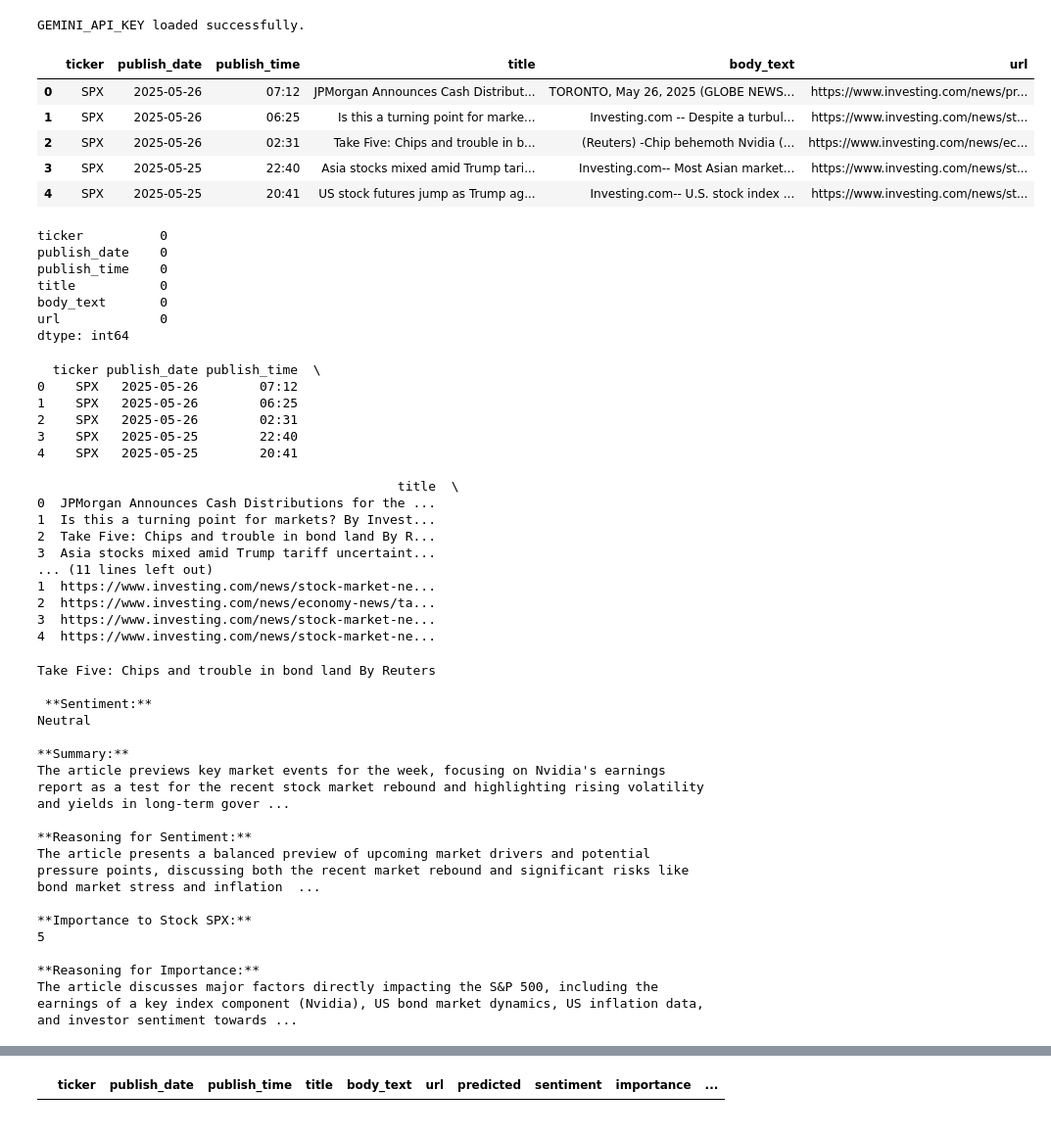
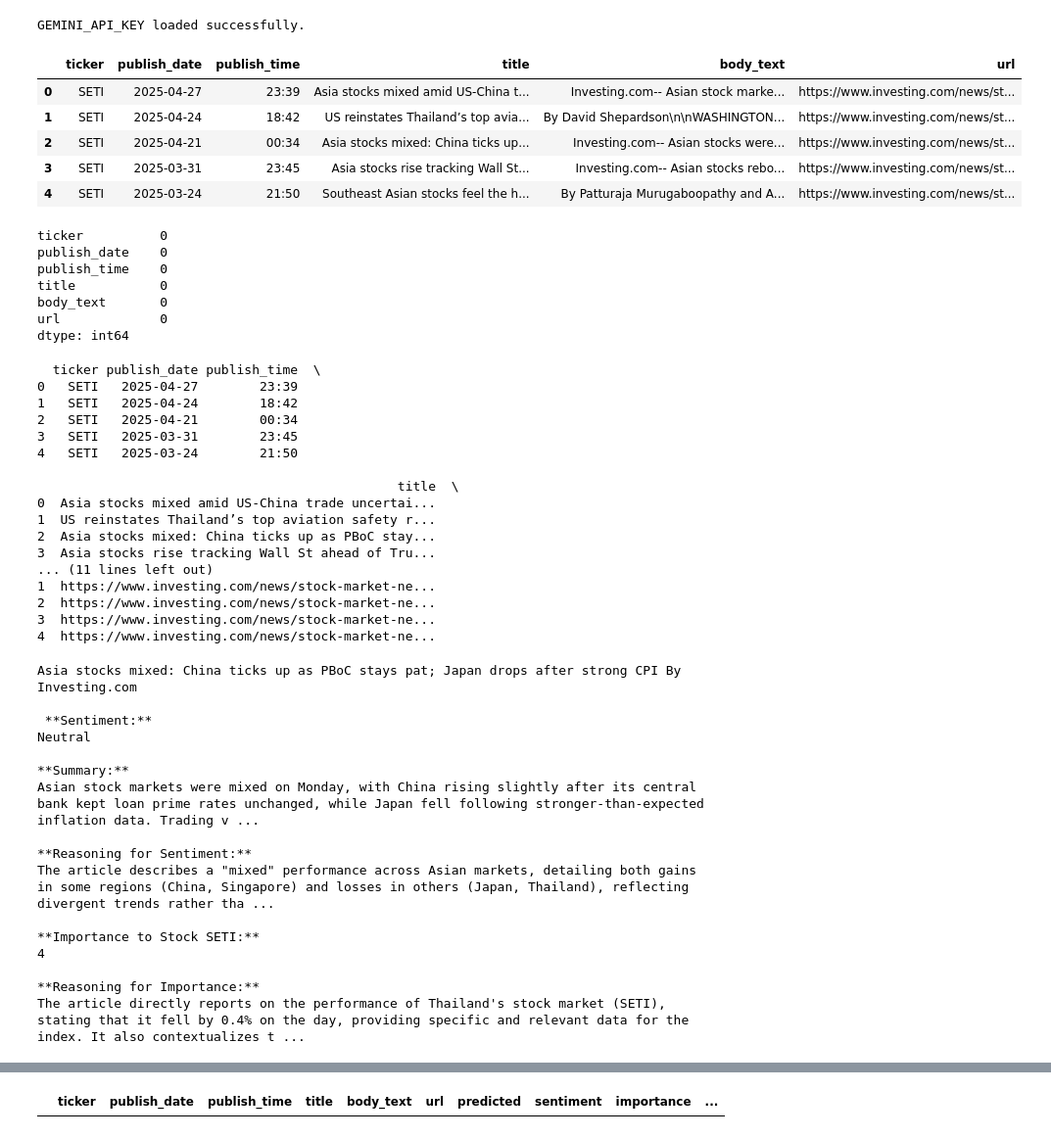
Before and after one commit to Takedaxz/Stock-Analysis, a Jupyter notebook: SentimentAnalysis/GPT/GeminiNewsAnalysis.ipynb, the cells around one changed output, grey strips where cells are left out. Shown at 98% size. Drawn from its saved outputs; the diff is of its cells as text; code cells hidden in the pictures.

Commit message:
Update SET index

```diff
--- a/SentimentAnalysis/GPT/GeminiNewsAnalysis.ipynb
+++ b/SentimentAnalysis/GPT/GeminiNewsAnalysis.ipynb
@@ -73,15 +73,15 @@ Please provide your analysis in the following format:
 import pandas as pd
 import numpy as np
 # %%
-df = pd.read_csv("../../DataCollection/Data/News/SPX_2025-05-27_00-03-22.csv")
+df = pd.read_csv("../../DataCollection/Data/News/SETI_2025-05-27_12-55-53.csv")
 display(df.head())
 # %% [output]
 |  | ticker | publish_date | publish_time | title | body_text | url |
-| 0 | SPX | 2025-05-26 | 07:12 | JPMorgan Announces Cash Distribut... | TORONTO, May 26, 2025 (GLOBE NEWS... | https://www.investing.com/news/pr... |
-| 1 | SPX | 2025-05-26 | 06:25 | Is this a turning point for marke... | Investing.com -- Despite a turbul... | https://www.investing.com/news/st... |
-| 2 | SPX | 2025-05-26 | 02:31 | Take Five: Chips and trouble in b... | (Reuters) -Chip behemoth Nvidia (... | https://www.investing.com/news/ec... |
-| 3 | SPX | 2025-05-25 | 22:40 | Asia stocks mixed amid Trump tari... | Investing.com-- Most Asian market... | https://www.investing.com/news/st... |
-| 4 | SPX | 2025-05-25 | 20:41 | US stock futures jump as Trump ag... | Investing.com-- U.S. stock index ... | https://www.investing.com/news/st... |
+| 0 | SETI | 2025-04-27 | 23:39 | Asia stocks mixed amid US-China t... | Investing.com-- Asian stock marke... | https://www.investing.com/news/st... |
+| 1 | SETI | 2025-04-24 | 18:42 | US reinstates Thailand’s top avia... | By David Shepardson\n\nWASHINGTON... | https://www.investing.com/news/st... |
+| 2 | SETI | 2025-04-21 | 00:34 | Asia stocks mixed: China ticks up... | Investing.com-- Asian stocks were... | https://www.investing.com/news/st... |
+| 3 | SETI | 2025-03-31 | 23:45 | Asia stocks rise tracking Wall St... | Investing.com-- Asian stocks rebo... | https://www.investing.com/news/st... |
+| 4 | SETI | 2025-03-24 | 21:50 | Southeast Asian stocks feel the h... | By Patturaja Murugaboopathy and A... | https://www.investing.com/news/st... |
 # %%
 df.isnull().sum()
 # %% [output]
@@ -99,20 +99,20 @@ df["body_text"] = df["body_text"].astype(str)
 print(df.head())
 # %% [output]
   ticker publish_date publish_time  \
-0    SPX   2025-05-26        07:12
-1    SPX   2025-05-26        06:25
-2    SPX   2025-05-26        02:31
-3    SPX   2025-05-25        22:40
-4    SPX   2025-05-25        20:41
+0   SETI   2025-04-27        23:39
+1   SETI   2025-04-24        18:42
+2   SETI   2025-04-21        00:34
+3   SETI   2025-03-31        23:45
+4   SETI   2025-03-24        21:50
 
                                                title  \
-0  JPMorgan Announces Cash Distributions for the ...
-1  Is this a turning point for markets? By Invest...
-2  Take Five: Chips and trouble in bond land By R...
-3  Asia stocks mixed amid Trump tariff uncertaint...
+0  Asia stocks mixed amid US-China trade uncertai...
+1  US reinstates Thailand’s top aviation safety r...
+2  Asia stocks mixed: China ticks up as PBoC stay...
+3  Asia stocks rise tracking Wall St ahead of Tru...
 ... (11 lines left out)
 1  https://www.investing.com/news/stock-market-ne...
-2  https://www.investing.com/news/economy-news/ta...
+2  https://www.investing.com/news/stock-market-ne...
 3  https://www.investing.com/news/stock-market-ne...
 4  https://www.investing.com/news/stock-market-ne...
 # %%
@@ -154,22 +154,22 @@ df["predicted"] = predicted
 # %%
 print(df["title"][2],'\n\n',predicted[2])
 # %% [output]
-Take Five: Chips and trouble in bond land By Reuters
+Asia stocks mixed: China ticks up as PBoC stays pat; Japan drops after strong CPI By Investing.com
 
  **Sentiment:**
 Neutral
 
 **Summary:**
-The article previews key market events for the week, focusing on Nvidia's earnings report as a test for the recent stock market rebound and highlighting rising volatility and yields in long-term gover ...
+Asian stock markets were mixed on Monday, with China rising slightly after its central bank kept loan prime rates unchanged, while Japan fell following stronger-than-expected inflation data. Trading v ...
 
 **Reasoning for Sentiment:**
-The article presents a balanced preview of upcoming market drivers and potential pressure points, discussing both the recent market rebound and significant risks like bond market stress and inflation  ...
+The article describes a "mixed" performance across Asian markets, detailing both gains in some regions (China, Singapore) and losses in others (Japan, Thailand), reflecting divergent trends rather tha ...
 
-**Importance to Stock SPX:**
-5
+**Importance to Stock SETI:**
+4
 
 **Reasoning for Importance:**
-The article discusses major factors directly impacting the S&P 500, including the earnings of a key index component (Nvidia), US bond market dynamics, US inflation data, and investor sentiment towards ...
+The article directly reports on the performance of Thailand's stock market (SETI), stating that it fell by 0.4% on the day, providing specific and relevant data for the index. It also contextualizes t ...
 # %%
 df["sentiment"] = df["predicted"].apply(lambda x: x.split("\n")[1].strip() if len(x.split("\n")) > 1 else None)
 df["importance"] = df["predicted"].apply(lambda x: x.split("\n")[10].strip() if len(x.split("\n")) > 10 else None)
```
Also changed, not shown: parts of 4 cells of this notebook, 5 other files.
